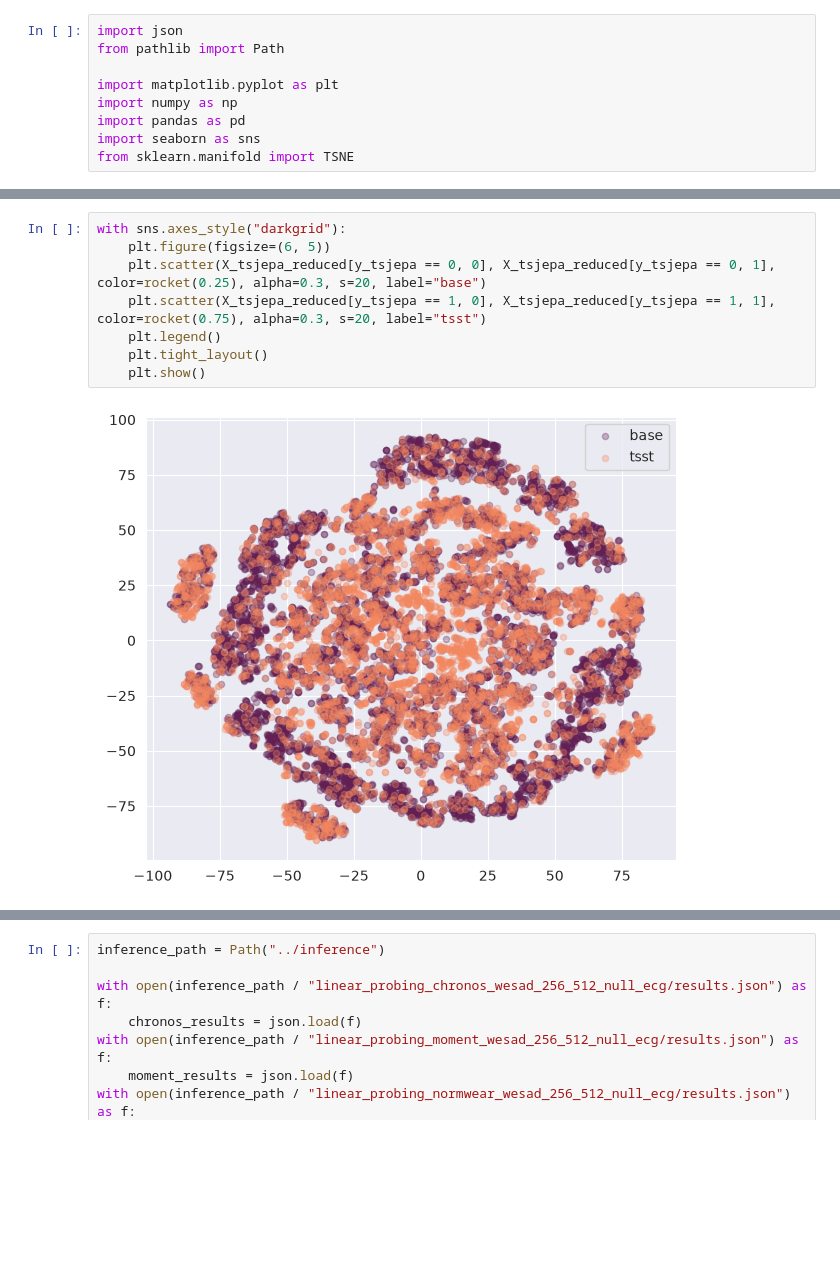
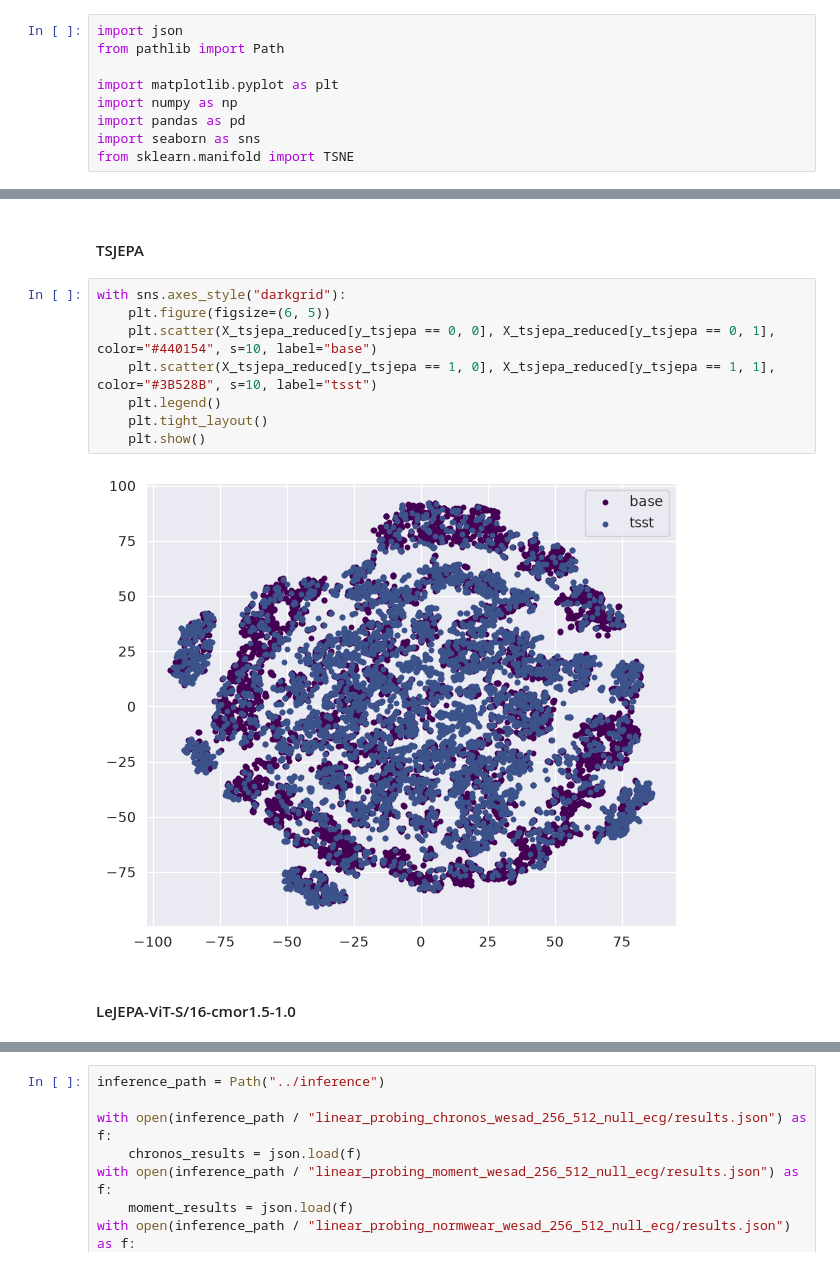
Before and after one commit to serize02/foundation-models, a Jupyter notebook: research/inference_analysis.ipynb, the cells around one changed output, grey strips where cells are left out. Saved outputs shown, nothing was run; the diff lists cells and outputs as text; blank space fills up the shorter version.

```diff
--- a/research/inference_analysis.ipynb
+++ b/research/inference_analysis.ipynb
@@ -74,13 +98,17 @@ with sns.axes_style("darkgrid"):
+# %% [markdown]
+#### TSJEPA
 # %%
 with sns.axes_style("darkgrid"):
     plt.figure(figsize=(6, 5))
-    plt.scatter(X_tsjepa_reduced[y_tsjepa == 0, 0], X_tsjepa_reduced[y_tsjepa == 0, 1], color=rocket(0.25), alpha=0.3, s=20, label="base")
-    plt.scatter(X_tsjepa_reduced[y_tsjepa == 1, 0], X_tsjepa_reduced[y_tsjepa == 1, 1], color=rocket(0.75), alpha=0.3, s=20, label="tsst")
+    plt.scatter(X_tsjepa_reduced[y_tsjepa == 0, 0], X_tsjepa_reduced[y_tsjepa == 0, 1], color="#440154", s=10, label="base")
+    plt.scatter(X_tsjepa_reduced[y_tsjepa == 1, 0], X_tsjepa_reduced[y_tsjepa == 1, 1], color="#3B528B", s=10, label="tsst")
     plt.legend()
     plt.tight_layout()
     plt.show()
 # %% [output]
-[figure, old version]
+[figure, new version]
+# %% [markdown]
+#### LeJEPA-ViT-S/16-cmor1.5-1.0
 # %%
 with sns.axes_style("darkgrid"):
     plt.figure(figsize=(6, 5))
```
Also changed, not shown: parts of 27 cells of this notebook, 16 other files.
